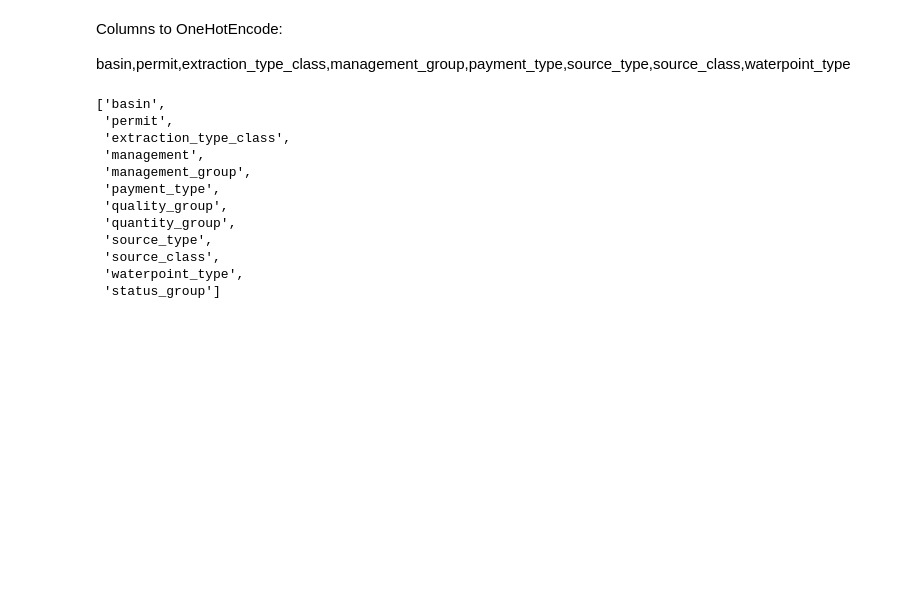
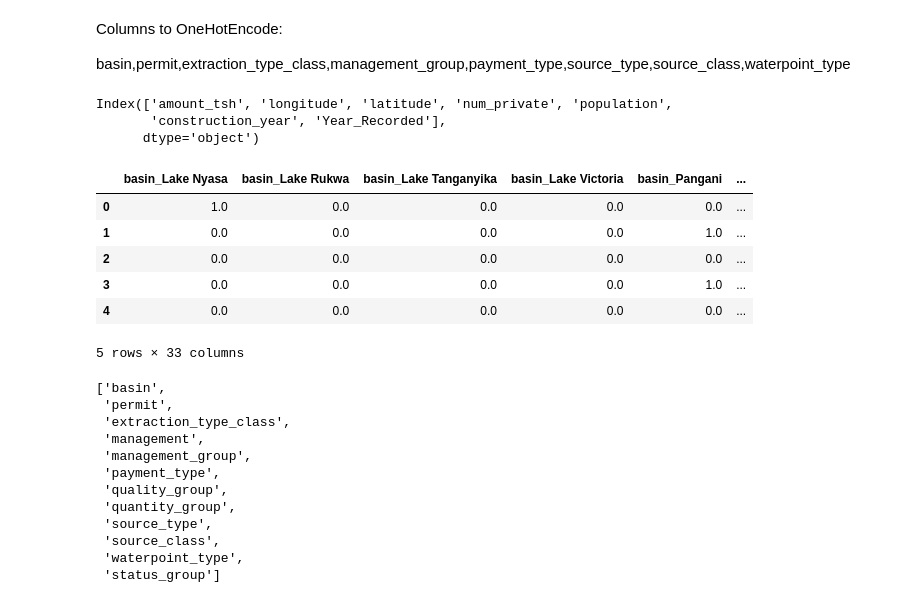
Before and after one commit to FrancisNdirangu/Pump_it_up_Dataset, a Jupyter notebook: notebook.ipynb, the cells around one changed output. Drawn from its saved outputs; the diff is of its cells as text; code cells hidden in the pictures; blank space fills up the shorter version.

```diff
--- a/notebook.ipynb
+++ b/notebook.ipynb
@@ -497,11 +497,42 @@ df.select_dtypes('object').head()
 Columns to OneHotEncode:
 
 basin,permit,extraction_type_class,management_group,payment_type,source_type,source_class,waterpoint_type
+# %%
+df.select_dtypes('number').columns
+# %% [output]
+Index(['amount_tsh', 'longitude', 'latitude', 'num_private', 'population',
+       'construction_year', 'Year_Recorded'],
+      dtype='object')
 # %%
-# from sklearn.preprocessing import OneHotEncoder
+from sklearn.preprocessing import OneHotEncoder
+ohe_cols = ['basin','permit','extraction_type_class','management_group','payment_type',
+                      'source_type','source_class']
+other_cols = ['amount_tsh', 'longitude', 'latitude', 'num_private', 'population','construction_year', 'Year_Recorded','status_group']
+encoder = OneHotEncoder(sparse=False,drop='first')
+encoder_array = encoder.fit_transform(df[ohe_cols])
 
-# enc = OneHotEncoder(sparse=False)
-# enc.fit_transform(df[['basin','permit','extraction_type_class','management_group','payment_type','source_type','source_class','waterpoint_type']])
+# Step 3: Get feature names for encoded columns
+encoded_columns = encoder.get_feature_names_out(ohe_cols)
+
+# Step 4: Create DataFrame from encoded features
+encoded_df = pd.DataFrame(encoder_array, columns=encoded_columns)
+
+encoded_df.head()
+# Step 5: Combine with numerical and other columns
+# encoded_df1 = pd.concat([
+#     df[other_cols].reset_index(drop=True),
+#     encoded_df
+# ], axis=1)
+
+# encoded_df1.head()
+# %% [output]
+|  | basin_Lake Nyasa | basin_Lake Rukwa | basin_Lake Tanganyika | basin_Lake Victoria | basin_Pangani | ... |
+| 0 | 1.0 | 0.0 | 0.0 | 0.0 | 0.0 | ... |
+| 1 | 0.0 | 0.0 | 0.0 | 0.0 | 1.0 | ... |
+| 2 | 0.0 | 0.0 | 0.0 | 0.0 | 0.0 | ... |
+| 3 | 0.0 | 0.0 | 0.0 | 0.0 | 1.0 | ... |
+| 4 | 0.0 | 0.0 | 0.0 | 0.0 | 0.0 | ... |
+5 rows × 33 columns
 # %%
 df.select_dtypes('object').columns.tolist()
 # %% [output]
```
